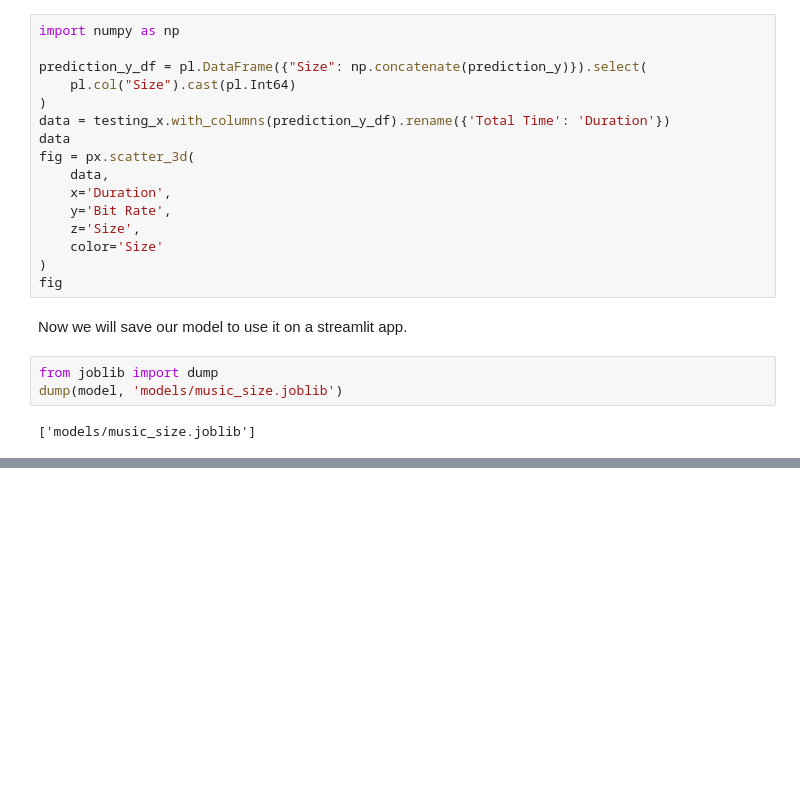
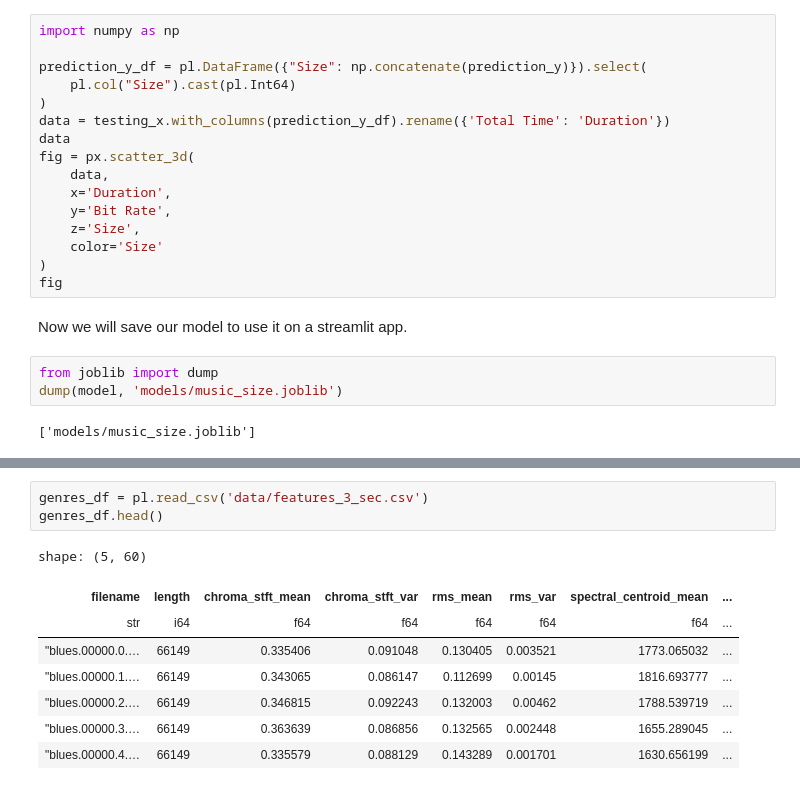
Before and after one commit to Underdoge/music-ds, a Jupyter notebook: Jupyter_Workbook.ipynb, the cells around one changed output, grey strips where cells are left out. Saved outputs shown, nothing was run; the diff lists cells and outputs as text; blank space fills up the shorter version.

Commit message:
genre features

```diff
--- a/Jupyter_Workbook.ipynb
+++ b/Jupyter_Workbook.ipynb
@@ -816,0 +827,12 @@ dump(model, 'models/music_size.joblib')
+# %%
+genres_df = pl.read_csv('data/features_3_sec.csv')
+genres_df.head()
+# %% [output]
+shape: (5, 60)
+| filename | length | chroma_stft_mean | chroma_stft_var | rms_mean | rms_var | spectral_centroid_mean | ... |
+| str | i64 | f64 | f64 | f64 | f64 | f64 | ... |
+| "blues.00000.0.… | 66149 | 0.335406 | 0.091048 | 0.130405 | 0.003521 | 1773.065032 | ... |
+| "blues.00000.1.… | 66149 | 0.343065 | 0.086147 | 0.112699 | 0.00145 | 1816.693777 | ... |
+| "blues.00000.2.… | 66149 | 0.346815 | 0.092243 | 0.132003 | 0.00462 | 1788.539719 | ... |
+| "blues.00000.3.… | 66149 | 0.363639 | 0.086856 | 0.132565 | 0.002448 | 1655.289045 | ... |
+| "blues.00000.4.… | 66149 | 0.335579 | 0.088129 | 0.143289 | 0.001701 | 1630.656199 | ... |
```
Also changed, not shown: parts of 1 cell of this notebook, 1 other file.
